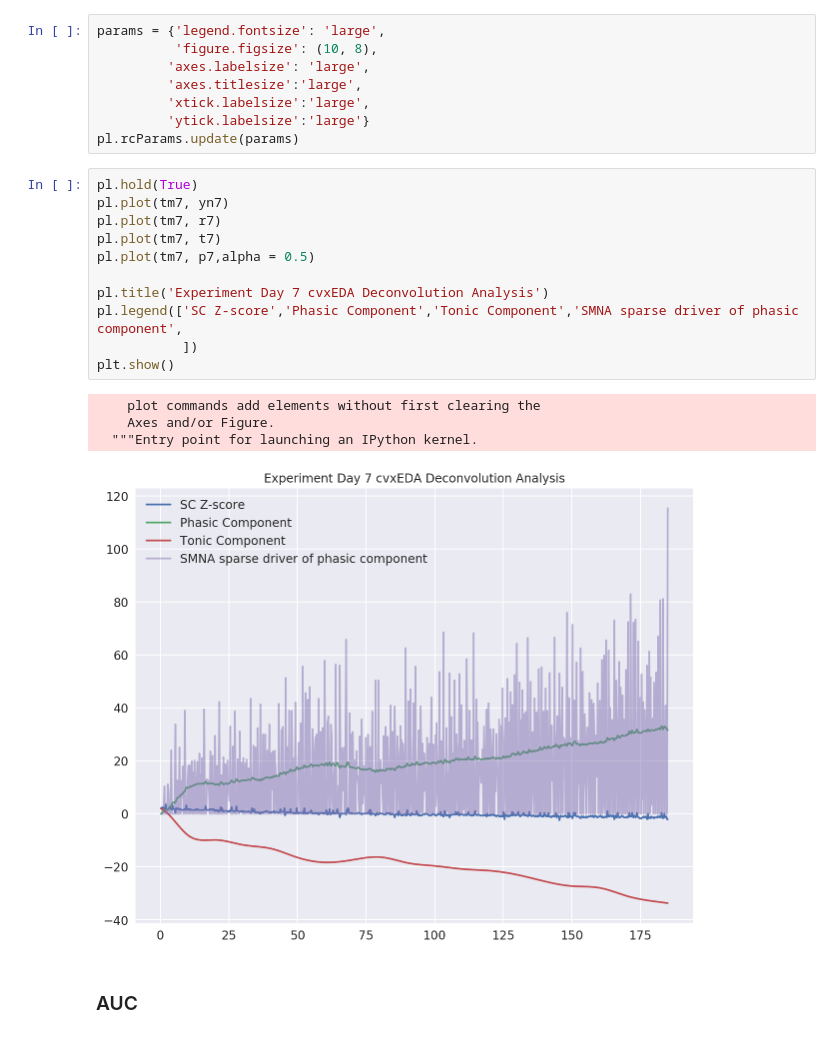
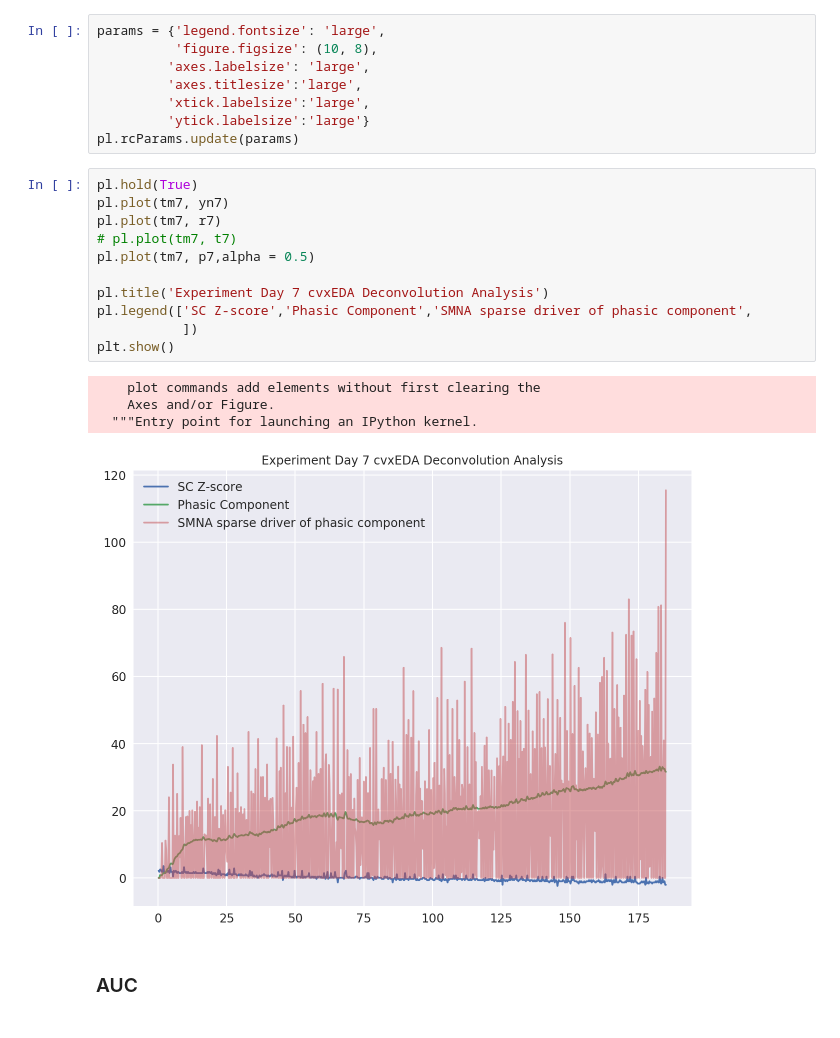
Before and after one commit to haohan723/Physiological-Data-Analysis, a Jupyter notebook: cvxEDA/src/pre and post experiment tonic component analysis .ipynb, the cells around one changed output. Saved outputs shown, nothing was run; the diff lists cells and outputs as text.

Commit message:
updated graph

```diff
--- a/cvxEDA/src/pre and post experiment tonic component analysis .ipynb
+++ b/cvxEDA/src/pre and post experiment tonic component analysis .ipynb
@@ -463,19 +463,19 @@ pl.rcParams.update(params)
 # %%
 pl.hold(True)
 pl.plot(tm7, yn7)
 pl.plot(tm7, r7)
-pl.plot(tm7, t7)
+# pl.plot(tm7, t7)
 pl.plot(tm7, p7,alpha = 0.5)
 
 pl.title('Experiment Day 7 cvxEDA Deconvolution Analysis')
-pl.legend(['SC Z-score','Phasic Component','Tonic Component','SMNA sparse driver of phasic component',
+pl.legend(['SC Z-score','Phasic Component','SMNA sparse driver of phasic component',
            ])
 plt.show()
 # %% [output]
     plot commands add elements without first clearing the
     Axes and/or Figure.
   """Entry point for launching an IPython kernel.
-[figure, old version]
+[figure, new version]
 # %% [markdown]
 ### AUC
 # %%
```
